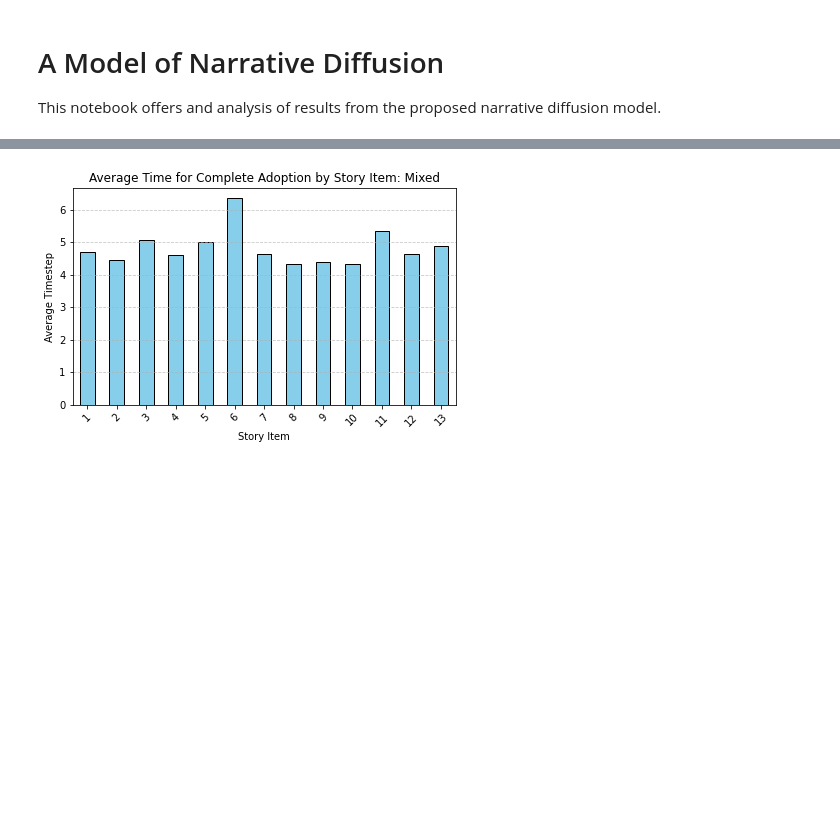
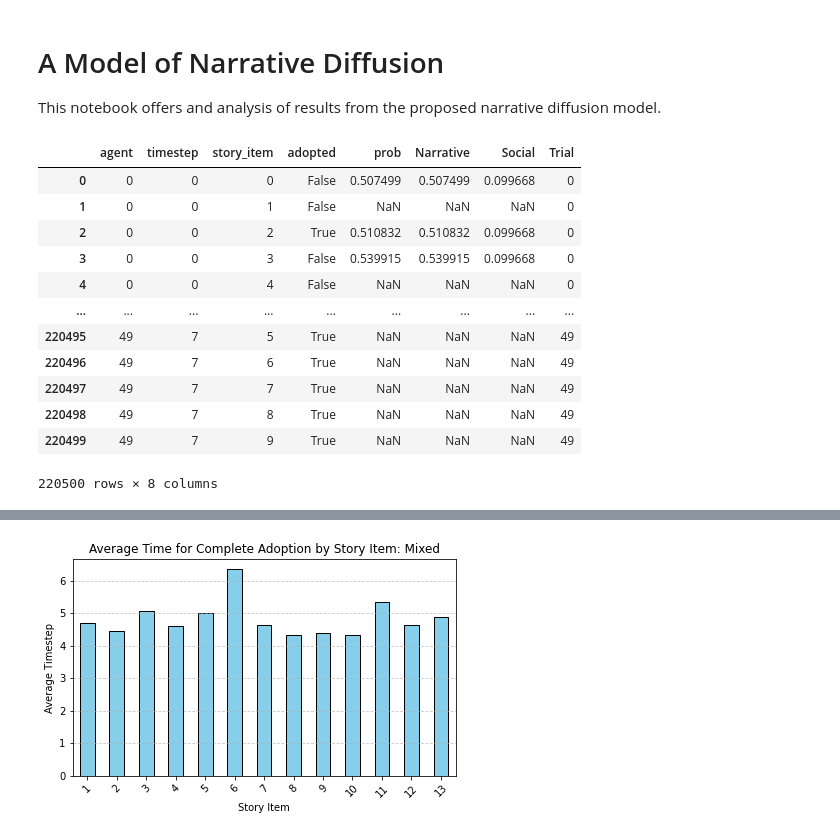
Before and after one commit to c4-lab/NarrativeDiffusion, a Jupyter notebook: analysis/analysis.ipynb, the cells around one changed output, grey strips where cells are left out. Cells and saved outputs as stored; diff of their text form; code cells hidden in the pictures; blank space fills up the shorter version.

```diff
--- a/analysis/analysis.ipynb
+++ b/analysis/analysis.ipynb
@@ -5,3 +5,21 @@ This notebook offers and analysis of results from the proposed narrative diffusi
 # %%
 import pandas as pd
 import matplotlib.pyplot as plt
+# %%
+# Load data
+data = pd.read_csv("../data/new_model_large_k_20231012140652/results.csv")
+data
+# %% [output]
+|  | agent | timestep | story_item | adopted | prob | Narrative | Social | Trial |
+| 0 | 0 | 0 | 0 | False | 0.507499 | 0.507499 | 0.099668 | 0 |
+| 1 | 0 | 0 | 1 | False | NaN | NaN | NaN | 0 |
+| 2 | 0 | 0 | 2 | True | 0.510832 | 0.510832 | 0.099668 | 0 |
+| 3 | 0 | 0 | 3 | False | 0.539915 | 0.539915 | 0.099668 | 0 |
+| 4 | 0 | 0 | 4 | False | NaN | NaN | NaN | 0 |
+| ... | ... | ... | ... | ... | ... | ... | ... | ... |
+| 220495 | 49 | 7 | 5 | True | NaN | NaN | NaN | 49 |
+| 220496 | 49 | 7 | 6 | True | NaN | NaN | NaN | 49 |
+| 220497 | 49 | 7 | 7 | True | NaN | NaN | NaN | 49 |
+| 220498 | 49 | 7 | 8 | True | NaN | NaN | NaN | 49 |
+| 220499 | 49 | 7 | 9 | True | NaN | NaN | NaN | 49 |
+220500 rows × 8 columns
```
Also changed, not shown: parts of 7 cells of this notebook, 5 other files.
